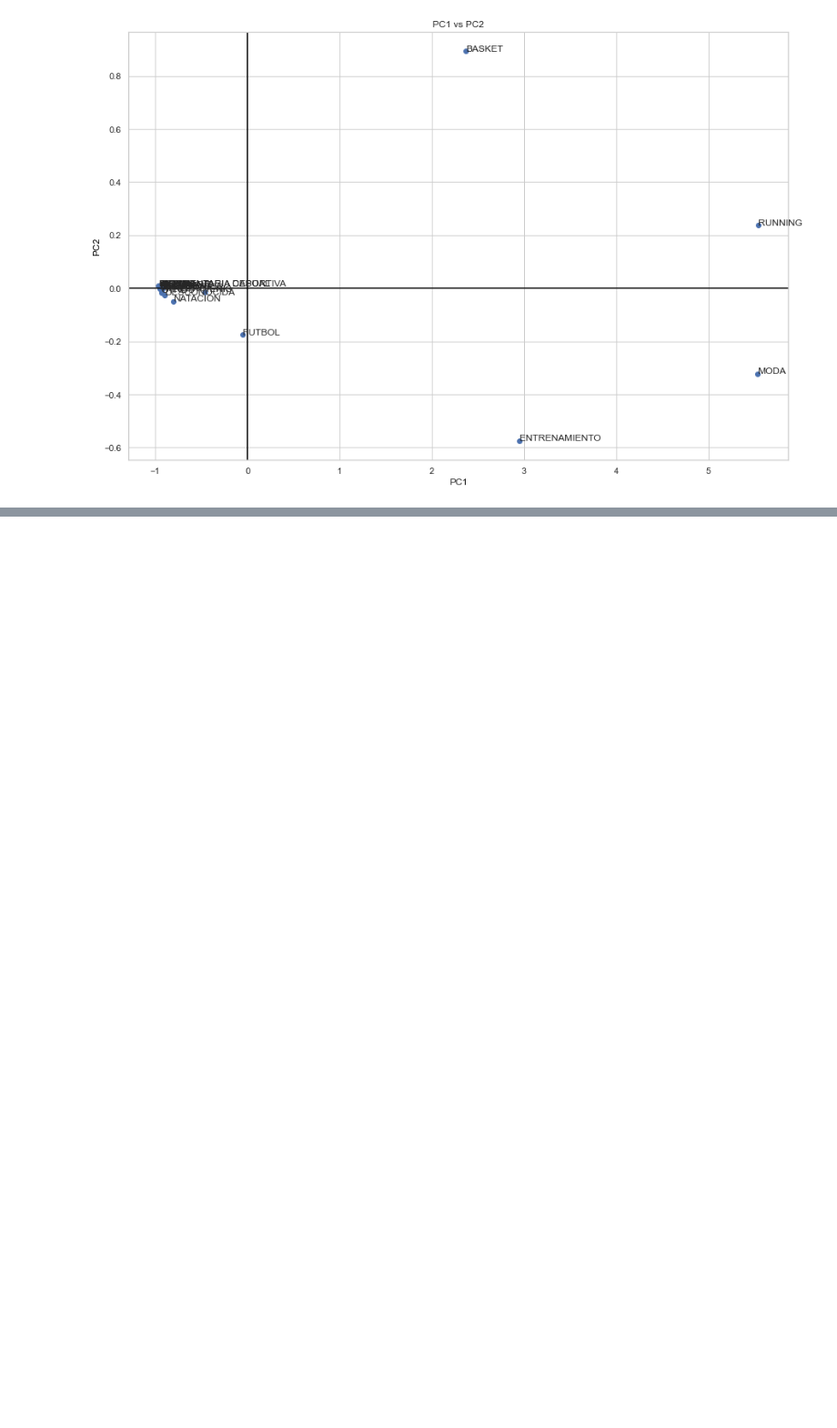
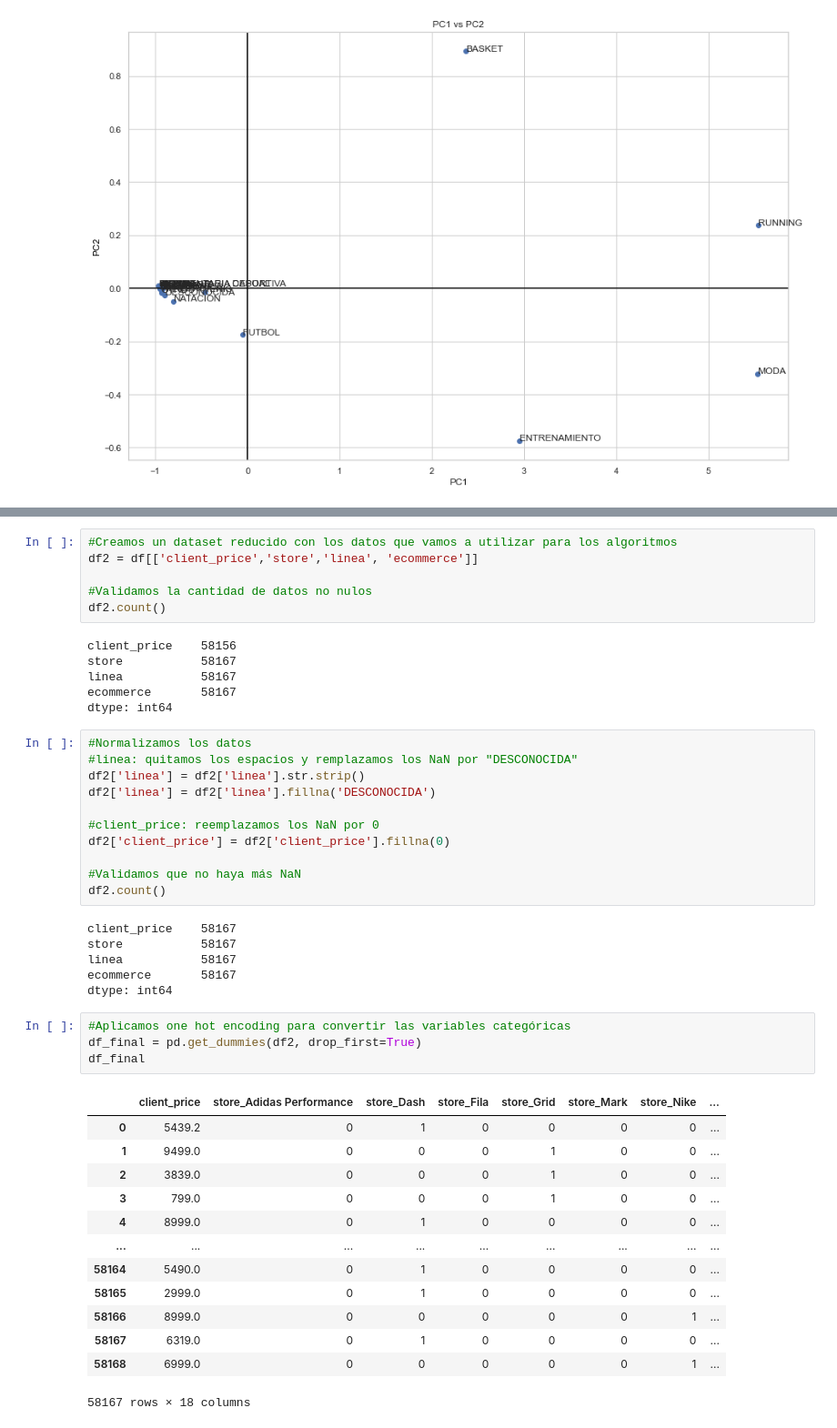
Before and after one commit to eliasguillermo/ds-ecommerce, a Jupyter notebook: Notebook/ecommerce.ipynb, the cells around one changed output, grey strips where cells are left out. Shown at 91% size. Cells and saved outputs as stored; diff of their text form; blank space fills up the shorter version.

```diff
--- a/Notebook/ecommerce.ipynb
+++ b/Notebook/ecommerce.ipynb
@@ -765,0 +776,47 @@ analizar si corresponde a un error o es algún cliente especial
+# %%
+#Creamos un dataset reducido con los datos que vamos a utilizar para los algoritmos
+df2 = df[['client_price','store','linea', 'ecommerce']]
+
+#Validamos la cantidad de datos no nulos
+df2.count()
+# %% [output]
+client_price    58156
+store           58167
+linea           58167
+ecommerce       58167
+dtype: int64
+# %%
+#Normalizamos los datos
+#linea: quitamos los espacios y remplazamos los NaN por "DESCONOCIDA"
+df2['linea'] = df2['linea'].str.strip()
+df2['linea'] = df2['linea'].fillna('DESCONOCIDA')
+
+#client_price: reemplazamos los NaN por 0
+df2['client_price'] = df2['client_price'].fillna(0)
+
+#Validamos que no haya más NaN
+df2.count()
+# %% [output]
+client_price    58167
+store           58167
+linea           58167
+ecommerce       58167
+dtype: int64
+# %%
+#Aplicamos one hot encoding para convertir las variables categóricas
+df_final = pd.get_dummies(df2, drop_first=True)
+df_final
+# %% [output]
+|  | client_price | store_Adidas Performance | store_Dash | store_Fila | store_Grid | store_Mark | store_Nike | ... |
+| 0 | 5439.2 | 0 | 1 | 0 | 0 | 0 | 0 | ... |
+| 1 | 9499.0 | 0 | 0 | 0 | 1 | 0 | 0 | ... |
+| 2 | 3839.0 | 0 | 0 | 0 | 1 | 0 | 0 | ... |
+| 3 | 799.0 | 0 | 0 | 0 | 1 | 0 | 0 | ... |
+| 4 | 8999.0 | 0 | 1 | 0 | 0 | 0 | 0 | ... |
+| ... | ... | ... | ... | ... | ... | ... | ... | ... |
+| 58164 | 5490.0 | 0 | 1 | 0 | 0 | 0 | 0 | ... |
+| 58165 | 2999.0 | 0 | 1 | 0 | 0 | 0 | 0 | ... |
+| 58166 | 8999.0 | 0 | 0 | 0 | 0 | 0 | 1 | ... |
+| 58167 | 6319.0 | 0 | 1 | 0 | 0 | 0 | 0 | ... |
+| 58168 | 6999.0 | 0 | 0 | 0 | 0 | 0 | 1 | ... |
+58167 rows × 18 columns
```
Also changed, not shown: parts of 30 cells of this notebook.
